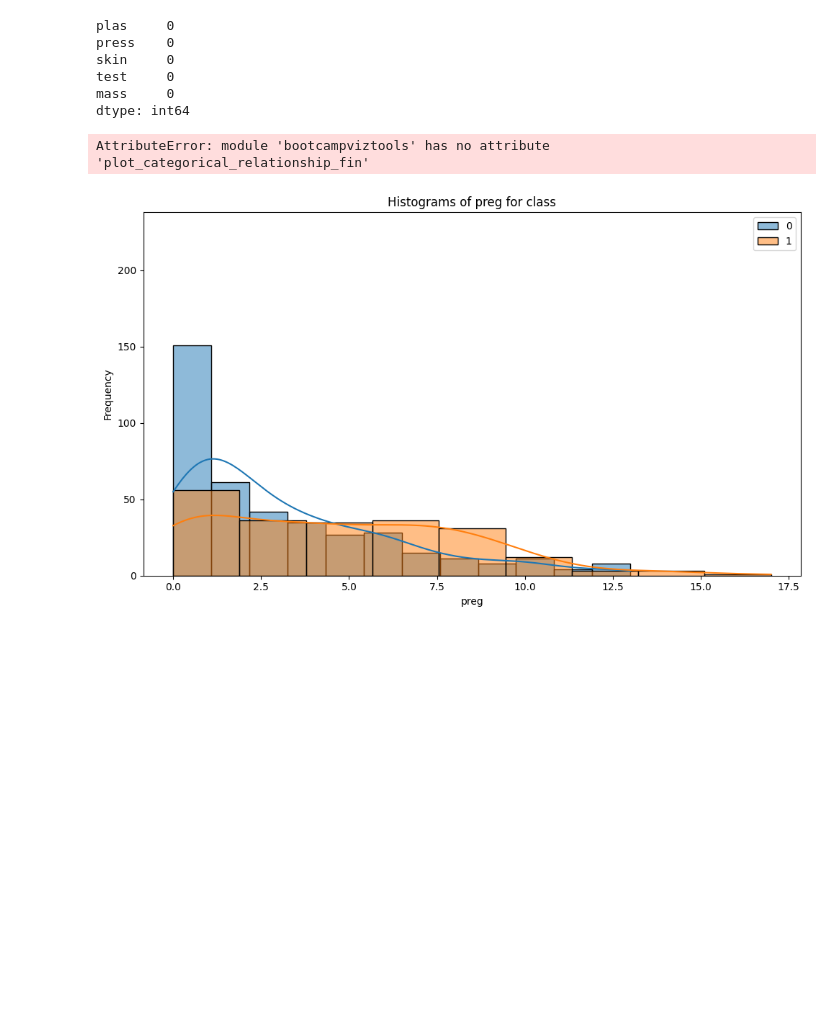
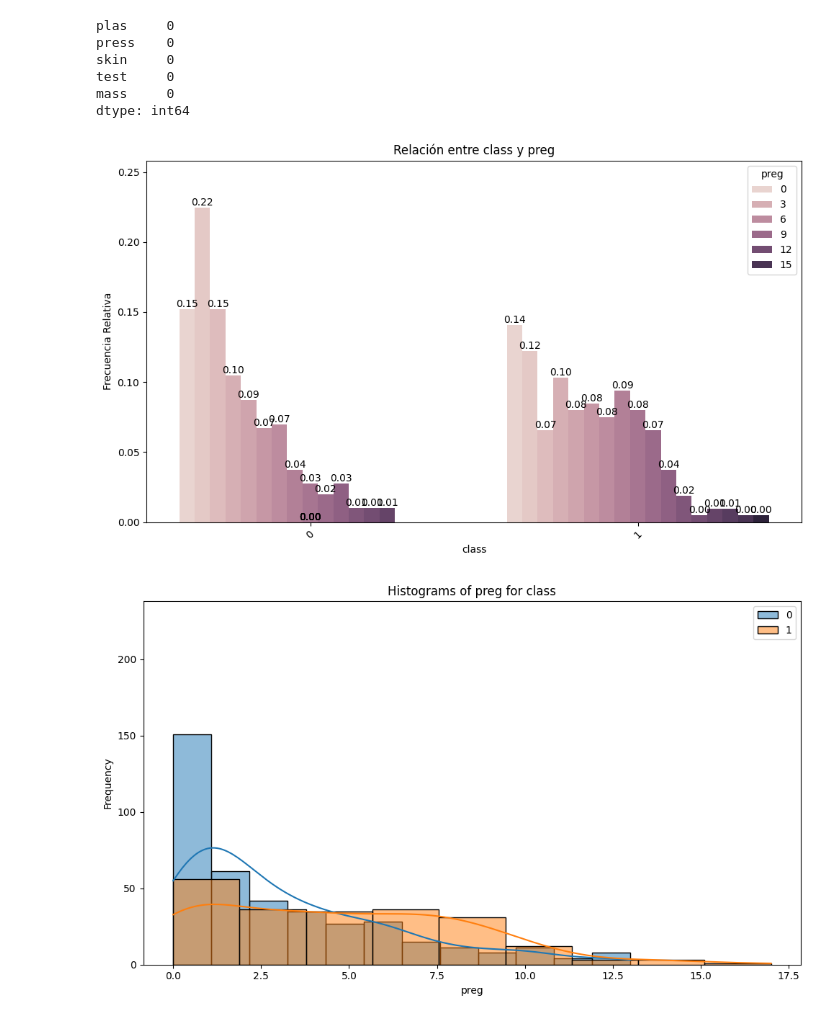
Before and after one commit to AnaCoFra/DS-Online-Ana-Corrochano, a Jupyter notebook: 04_Machine_Learning/Sprint_11/Unidad_02_ML_Supervisado_Bagging_Boosting/03_Practica_Obligatoria/18_Practica_Obligatoria_Ensembles.ipynb, the cells around one changed output. Saved outputs shown, nothing was run; the diff lists cells and outputs as text; code cells hidden in the pictures; blank space fills up the shorter version.

```diff
--- a/04_Machine_Learning/Sprint_11/Unidad_02_ML_Supervisado_Bagging_Boosting/03_Practica_Obligatoria/18_Practica_Obligatoria_Ensembles.ipynb
+++ b/04_Machine_Learning/Sprint_11/Unidad_02_ML_Supervisado_Bagging_Boosting/03_Practica_Obligatoria/18_Practica_Obligatoria_Ensembles.ipynb
@@ -222,9 +222,9 @@ dtype: int64
 # %%
 ## Análisis contra el target
 # %%
-bt.plot_categorical_relationship_fin(train_set, target, "preg", relative_freq= True, show_values= True)
+bt.plot_categorical_relationship(train_set, target, "preg", relative_freq= True, show_values= True)
 # %% [output]
-AttributeError: module 'bootcampviztools' has no attribute 'plot_categorical_relationship_fin'
+[figure, added]
 # %%
 bt.plot_grouped_histograms(train_set, cat_col= target, num_col= "preg", group_size= 3)
 # %% [output]
```
Also changed, not shown: parts of 7 cells of this notebook.
